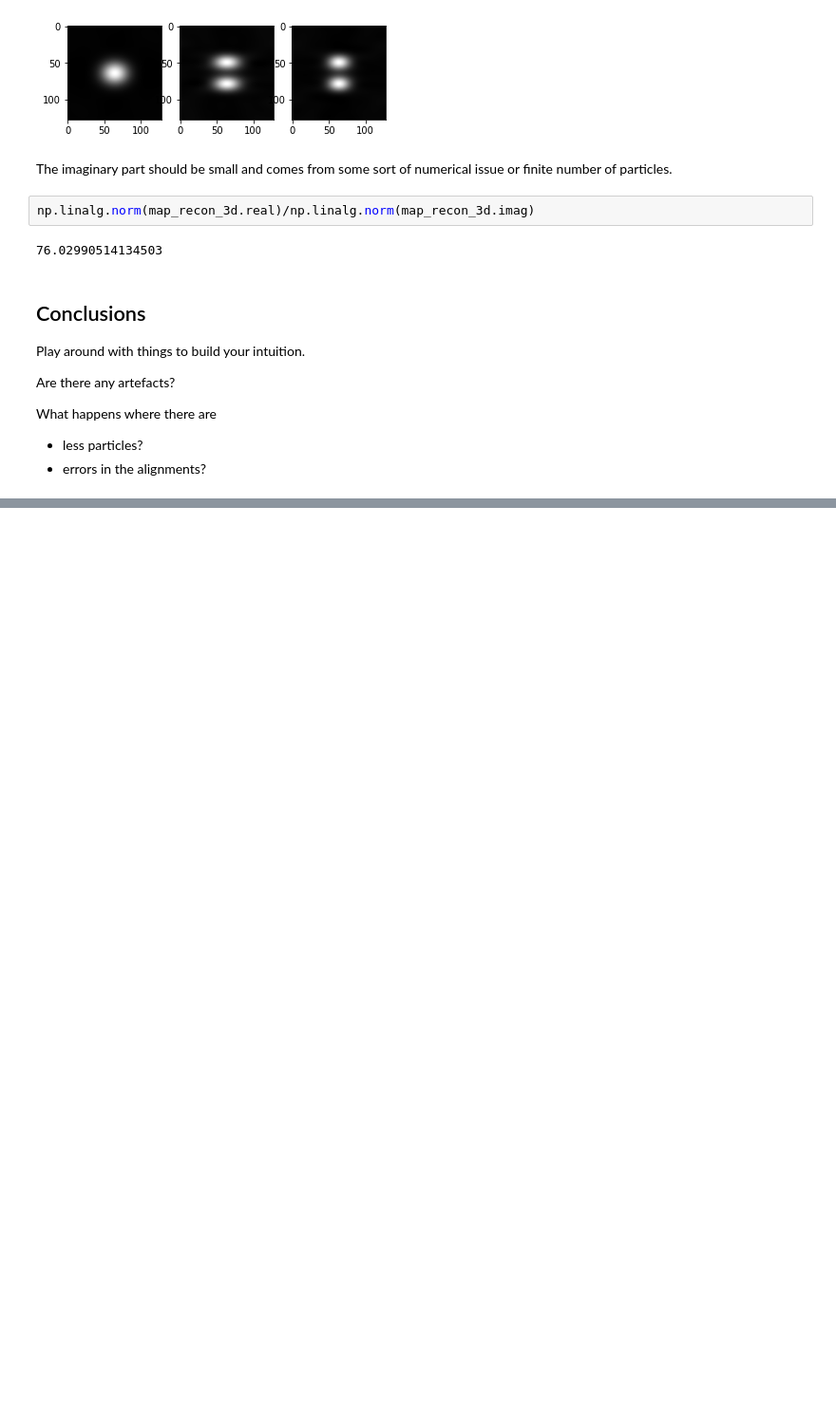
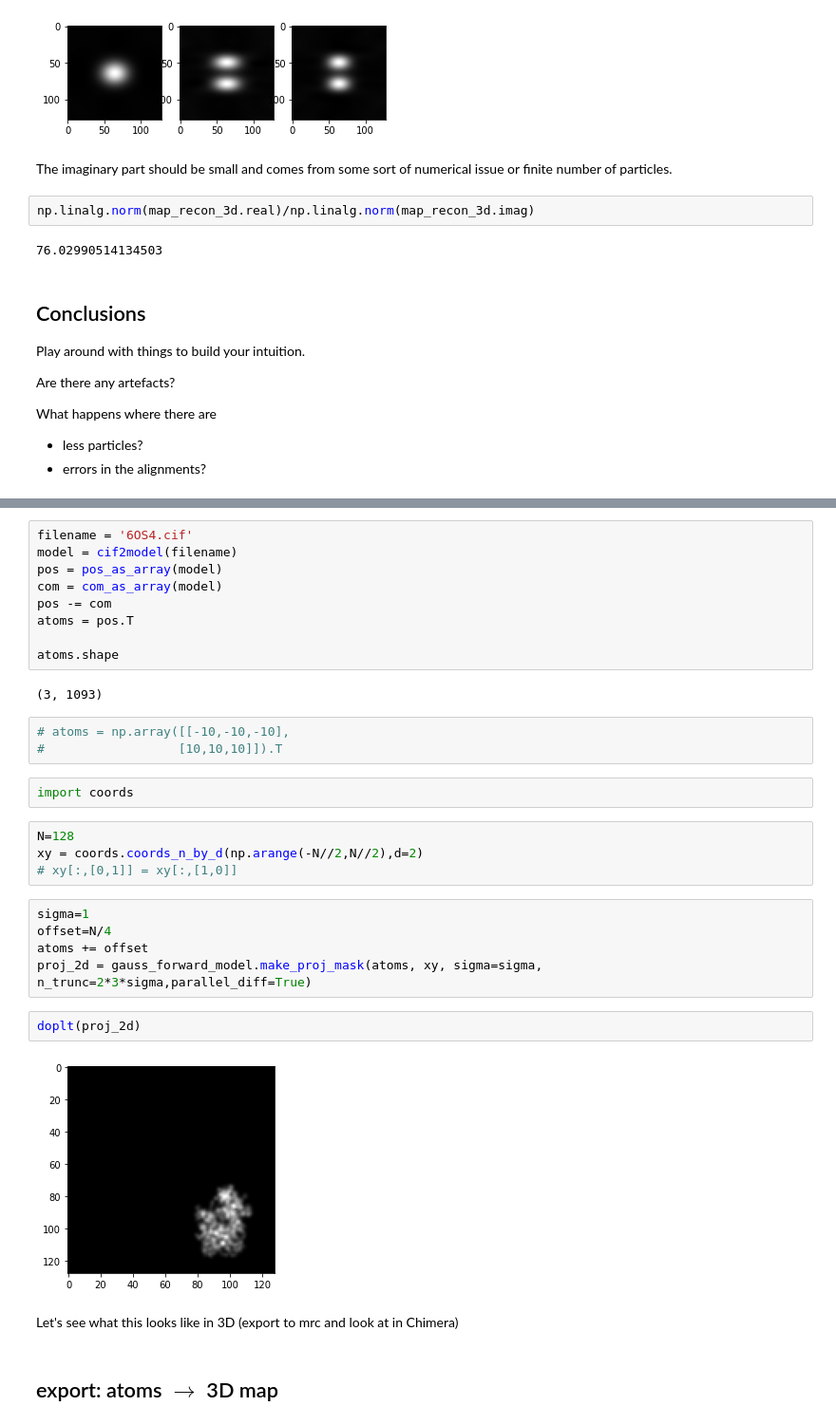
Before and after one commit to geoffwoollard/learn_cryoem_math, a Jupyter notebook: nb/fourier_slice_2D_3D_with_trilinear.ipynb, the cells around one changed output, grey strips where cells are left out. Shown: that part at 95% size. Drawn from its saved outputs; the diff is of its cells as text; blank space fills up the shorter version.

```diff
--- a/nb/fourier_slice_2D_3D_with_trilinear.ipynb
+++ b/nb/fourier_slice_2D_3D_with_trilinear.ipynb
@@ -218,0 +370,33 @@ What happens where there are
+# %%
+filename = '6OS4.cif'
+model = cif2model(filename)
+pos = pos_as_array(model)
+com = com_as_array(model)
+pos -= com
+atoms = pos.T
+
+atoms.shape
+# %% [output]
+(3, 1093)
+# %%
+# atoms = np.array([[-10,-10,-10],
+#                  [10,10,10]]).T
+# %%
+import coords
+# %%
+N=128
+xy = coords.coords_n_by_d(np.arange(-N//2,N//2),d=2)
+# xy[:,[0,1]] = xy[:,[1,0]]
+# %%
+sigma=1
+offset=N/4
+atoms += offset
+proj_2d = gauss_forward_model.make_proj_mask(atoms, xy, sigma=sigma, n_trunc=2*3*sigma,parallel_diff=True)
+# %%
+doplt(proj_2d)
+# %% [output]
+[figure, added]
+# %% [markdown]
+Let's see what this looks like in 3D (export to mrc and look at in Chimera)
+# %% [markdown]
+## export: atoms $\rightarrow$ 3D map
```
Also changed, not shown: parts of 37 cells of this notebook.
